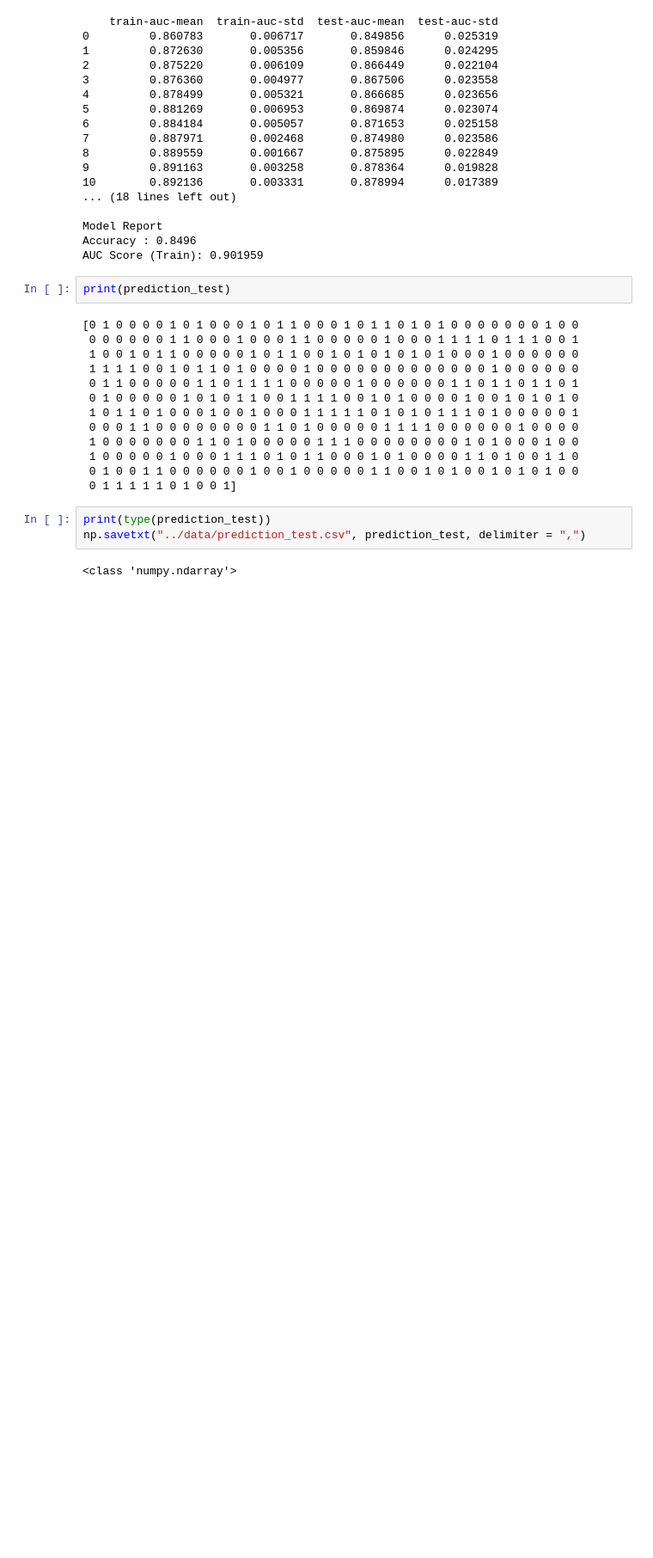
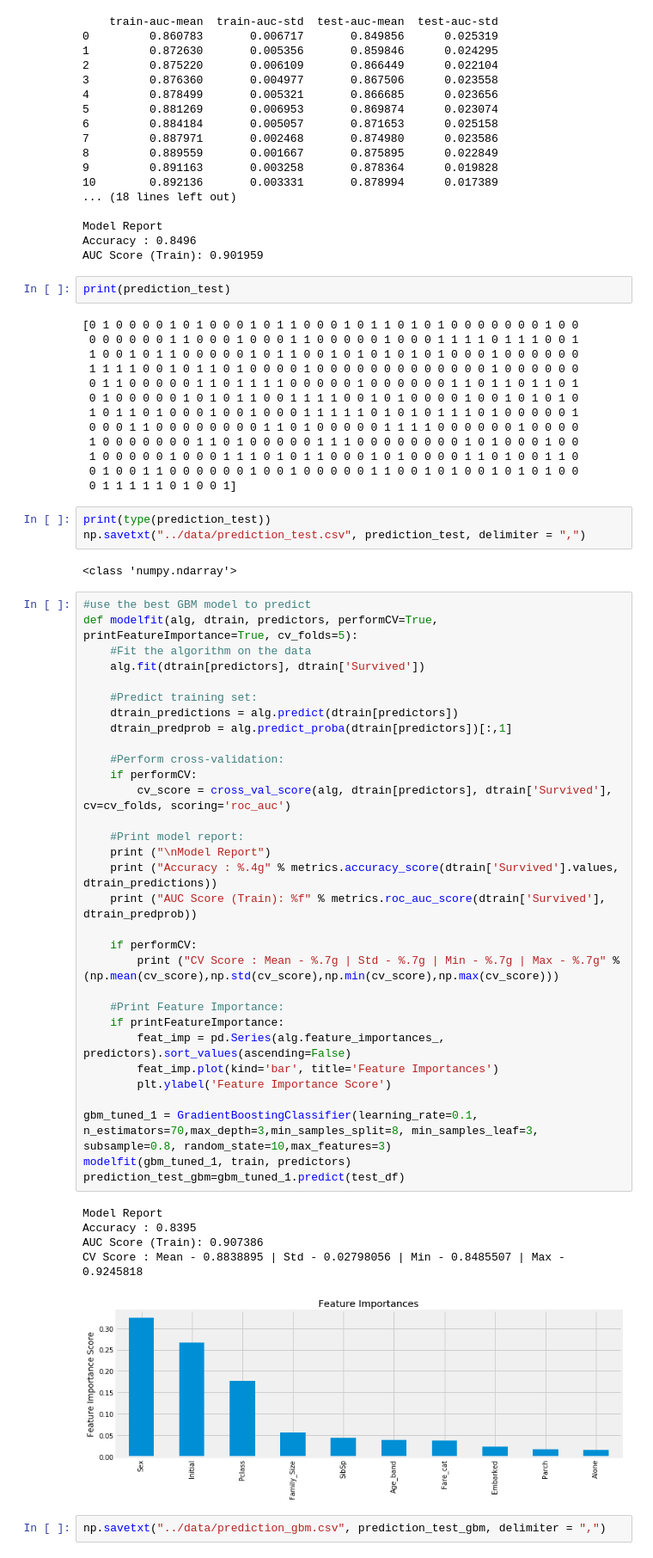
Before and after one commit to xuelicao/kaggleCompetition1, a Jupyter notebook: Titanic/prog/titanic_1.ipynb, the cells around one changed output. Shown at 86% size. Cells and saved outputs as stored; diff of their text form; blank space fills up the shorter version.

Commit message:
add prediction for GBM

```diff
--- a/Titanic/prog/titanic_1.ipynb
+++ b/Titanic/prog/titanic_1.ipynb
@@ -1644,3 +1644,42 @@ print(type(prediction_test))
 np.savetxt("../data/prediction_test.csv", prediction_test, delimiter = ",")
 # %% [output]
 <class 'numpy.ndarray'>
+# %%
+#use the best GBM model to predict
+def modelfit(alg, dtrain, predictors, performCV=True, printFeatureImportance=True, cv_folds=5):
+    #Fit the algorithm on the data
+    alg.fit(dtrain[predictors], dtrain['Survived'])
+
+    #Predict training set:
+    dtrain_predictions = alg.predict(dtrain[predictors])
+    dtrain_predprob = alg.predict_proba(dtrain[predictors])[:,1]
+
+    #Perform cross-validation:
+    if performCV:
+        cv_score = cross_val_score(alg, dtrain[predictors], dtrain['Survived'], cv=cv_folds, scoring='roc_auc')
+
+    #Print model report:
+    print ("\nModel Report")
+    print ("Accuracy : %.4g" % metrics.accuracy_score(dtrain['Survived'].values, dtrain_predictions))
+    print ("AUC Score (Train): %f" % metrics.roc_auc_score(dtrain['Survived'], dtrain_predprob))
+
+    if performCV:
+        print ("CV Score : Mean - %.7g | Std - %.7g | Min - %.7g | Max - %.7g" % (np.mean(cv_score),np.std(cv_score),np.min(cv_score),np.max(cv_score)))
+
+    #Print Feature Importance:
+    if printFeatureImportance:
+        feat_imp = pd.Series(alg.feature_importances_, predictors).sort_values(ascending=False)
+        feat_imp.plot(kind='bar', title='Feature Importances')
+        plt.ylabel('Feature Importance Score')
+
+gbm_tuned_1 = GradientBoostingClassifier(learning_rate=0.1, n_estimators=70,max_depth=3,min_samples_split=8, min_samples_leaf=3, subsample=0.8, random_state=10,max_features=3)
+modelfit(gbm_tuned_1, train, predictors)
+prediction_test_gbm=gbm_tuned_1.predict(test_df)
+# %% [output]
+Model Report
+Accuracy : 0.8395
+AUC Score (Train): 0.907386
+CV Score : Mean - 0.8838895 | Std - 0.02798056 | Min - 0.8485507 | Max - 0.9245818
+[figure, added]
+# %%
+np.savetxt("../data/prediction_gbm.csv", prediction_test_gbm, delimiter = ",")
```
Also changed, not shown: 2 other files.
